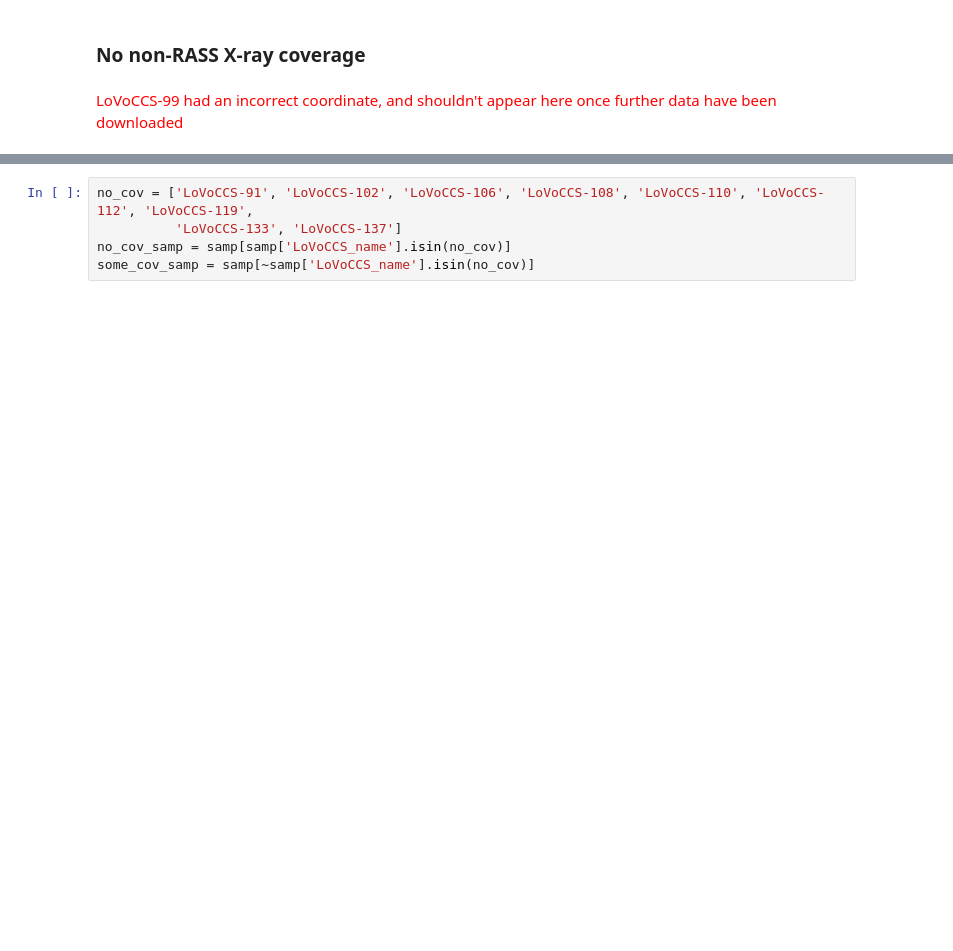
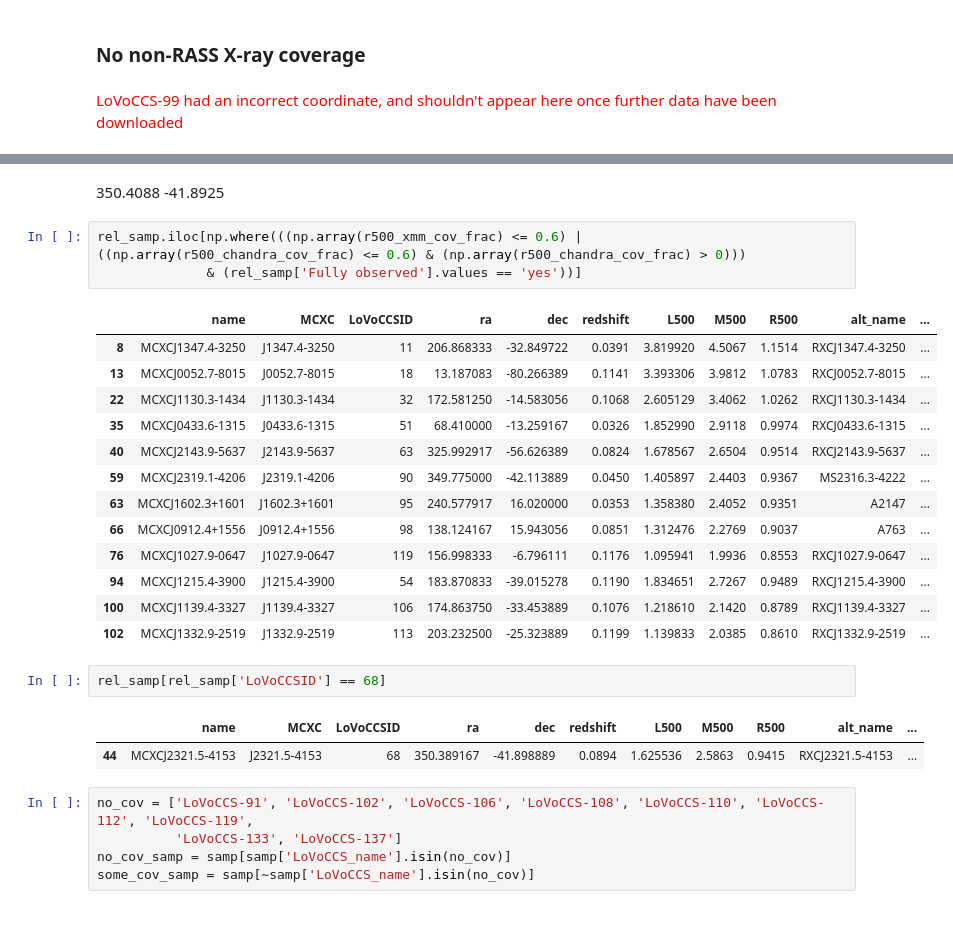
Before and after one commit to LoVoCCS/X-LoVoCCS-Data, a Jupyter notebook: proposals/XMM2023/exploring_targets.ipynb, the cells around one changed output, grey strips where cells are left out. Saved outputs shown, nothing was run; the diff lists cells and outputs as text; blank space fills up the shorter version.

```diff
--- a/proposals/XMM2023/exploring_targets.ipynb
+++ b/proposals/XMM2023/exploring_targets.ipynb
@@ -217,3 +253,27 @@ samp.iloc[np.where((np.array(r500_xmm_cov_frac) == 0) & (np.array(r500_chandra_c
+# %% [markdown]
+350.4088 -41.8925
+# %%
+rel_samp.iloc[np.where(((np.array(r500_xmm_cov_frac) <= 0.6) | ((np.array(r500_chandra_cov_frac) <= 0.6) & (np.array(r500_chandra_cov_frac) > 0)))
+              & (rel_samp['Fully observed'].values == 'yes'))]
+# %% [output]
+|  | name | MCXC | LoVoCCSID | ra | dec | redshift | L500 | M500 | R500 | alt_name | ... |
+| 8 | MCXCJ1347.4-3250 | J1347.4-3250 | 11 | 206.868333 | -32.849722 | 0.0391 | 3.819920 | 4.5067 | 1.1514 | RXCJ1347.4-3250 | ... |
+| 13 | MCXCJ0052.7-8015 | J0052.7-8015 | 18 | 13.187083 | -80.266389 | 0.1141 | 3.393306 | 3.9812 | 1.0783 | RXCJ0052.7-8015 | ... |
+| 22 | MCXCJ1130.3-1434 | J1130.3-1434 | 32 | 172.581250 | -14.583056 | 0.1068 | 2.605129 | 3.4062 | 1.0262 | RXCJ1130.3-1434 | ... |
+| 35 | MCXCJ0433.6-1315 | J0433.6-1315 | 51 | 68.410000 | -13.259167 | 0.0326 | 1.852990 | 2.9118 | 0.9974 | RXCJ0433.6-1315 | ... |
+| 40 | MCXCJ2143.9-5637 | J2143.9-5637 | 63 | 325.992917 | -56.626389 | 0.0824 | 1.678567 | 2.6504 | 0.9514 | RXCJ2143.9-5637 | ... |
+| 59 | MCXCJ2319.1-4206 | J2319.1-4206 | 90 | 349.775000 | -42.113889 | 0.0450 | 1.405897 | 2.4403 | 0.9367 | MS2316.3-4222 | ... |
+| 63 | MCXCJ1602.3+1601 | J1602.3+1601 | 95 | 240.577917 | 16.020000 | 0.0353 | 1.358380 | 2.4052 | 0.9351 | A2147 | ... |
+| 66 | MCXCJ0912.4+1556 | J0912.4+1556 | 98 | 138.124167 | 15.943056 | 0.0851 | 1.312476 | 2.2769 | 0.9037 | A763 | ... |
+| 76 | MCXCJ1027.9-0647 | J1027.9-0647 | 119 | 156.998333 | -6.796111 | 0.1176 | 1.095941 | 1.9936 | 0.8553 | RXCJ1027.9-0647 | ... |
+| 94 | MCXCJ1215.4-3900 | J1215.4-3900 | 54 | 183.870833 | -39.015278 | 0.1190 | 1.834651 | 2.7267 | 0.9489 | RXCJ1215.4-3900 | ... |
+| 100 | MCXCJ1139.4-3327 | J1139.4-3327 | 106 | 174.863750 | -33.453889 | 0.1076 | 1.218610 | 2.1420 | 0.8789 | RXCJ1139.4-3327 | ... |
+| 102 | MCXCJ1332.9-2519 | J1332.9-2519 | 113 | 203.232500 | -25.323889 | 0.1199 | 1.139833 | 2.0385 | 0.8610 | RXCJ1332.9-2519 | ... |
+# %%
+rel_samp[rel_samp['LoVoCCSID'] == 68]
+# %% [output]
+|  | name | MCXC | LoVoCCSID | ra | dec | redshift | L500 | M500 | R500 | alt_name | ... |
+| 44 | MCXCJ2321.5-4153 | J2321.5-4153 | 68 | 350.389167 | -41.898889 | 0.0894 | 1.625536 | 2.5863 | 0.9415 | RXCJ2321.5-4153 | ... |
 # %%
 no_cov = ['LoVoCCS-91', 'LoVoCCS-102', 'LoVoCCS-106', 'LoVoCCS-108', 'LoVoCCS-110', 'LoVoCCS-112', 'LoVoCCS-119',
           'LoVoCCS-133', 'LoVoCCS-137']
```
Also changed, not shown: parts of 14 cells of this notebook, 5 other files.
